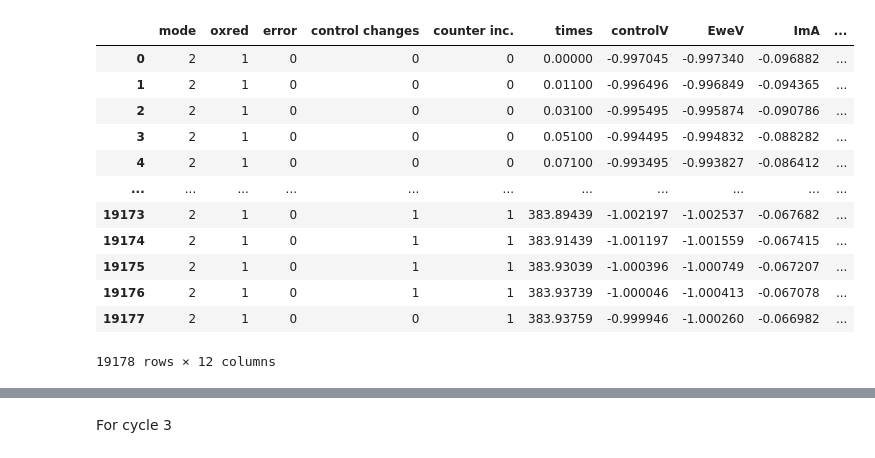
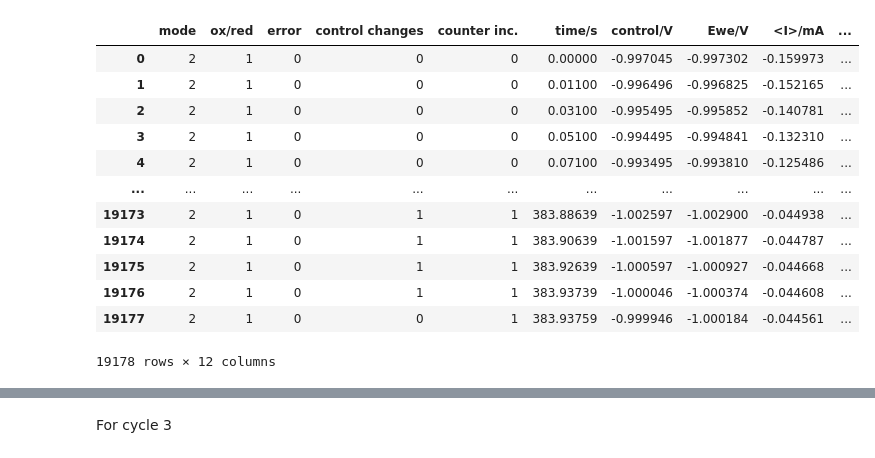
Before and after one commit to MaryLouNadeau/Zochas, a Jupyter notebook: Finding_Zn_Parameters.ipynb, the cells around one changed output, grey strips where cells are left out. Drawn from its saved outputs; the diff is of its cells as text; code cells hidden in the pictures.

```diff
--- a/Finding_Zn_Parameters.ipynb
+++ b/Finding_Zn_Parameters.ipynb
@@ -12,20 +12,20 @@ data_2500 = './Zn_data/03112020_MnO2_RDE_50mVs_2500rpm_ExtendedBounds_120mL_coun
 rpm400 = pd.read_csv(data_400,sep='\t',header=(56),usecols=range(12))
 rpm2500 = pd.read_csv(data_2500,sep='\t',header=(54),usecols=range(12))
 # %%
-data = rpm2500
+data = rpm400
 data
 # %% [output]
-|  | mode | oxred | error | control changes | counter inc. | times | controlV | EweV | ImA | ... |
-| 0 | 2 | 1 | 0 | 0 | 0 | 0.00000 | -0.997045 | -0.997340 | -0.096882 | ... |
-| 1 | 2 | 1 | 0 | 0 | 0 | 0.01100 | -0.996496 | -0.996849 | -0.094365 | ... |
-| 2 | 2 | 1 | 0 | 0 | 0 | 0.03100 | -0.995495 | -0.995874 | -0.090786 | ... |
-| 3 | 2 | 1 | 0 | 0 | 0 | 0.05100 | -0.994495 | -0.994832 | -0.088282 | ... |
-| 4 | 2 | 1 | 0 | 0 | 0 | 0.07100 | -0.993495 | -0.993827 | -0.086412 | ... |
+|  | mode | ox/red | error | control changes | counter inc. | time/s | control/V | Ewe/V | <I>/mA | ... |
+| 0 | 2 | 1 | 0 | 0 | 0 | 0.00000 | -0.997045 | -0.997302 | -0.159973 | ... |
+| 1 | 2 | 1 | 0 | 0 | 0 | 0.01100 | -0.996496 | -0.996825 | -0.152165 | ... |
+| 2 | 2 | 1 | 0 | 0 | 0 | 0.03100 | -0.995495 | -0.995852 | -0.140781 | ... |
+| 3 | 2 | 1 | 0 | 0 | 0 | 0.05100 | -0.994495 | -0.994841 | -0.132310 | ... |
+| 4 | 2 | 1 | 0 | 0 | 0 | 0.07100 | -0.993495 | -0.993810 | -0.125486 | ... |
 | ... | ... | ... | ... | ... | ... | ... | ... | ... | ... | ... |
-| 19173 | 2 | 1 | 0 | 1 | 1 | 383.89439 | -1.002197 | -1.002537 | -0.067682 | ... |
-| 19174 | 2 | 1 | 0 | 1 | 1 | 383.91439 | -1.001197 | -1.001559 | -0.067415 | ... |
-| 19175 | 2 | 1 | 0 | 1 | 1 | 383.93039 | -1.000396 | -1.000749 | -0.067207 | ... |
-| 19176 | 2 | 1 | 0 | 1 | 1 | 383.93739 | -1.000046 | -1.000413 | -0.067078 | ... |
-| 19177 | 2 | 1 | 0 | 0 | 1 | 383.93759 | -0.999946 | -1.000260 | -0.066982 | ... |
+| 19173 | 2 | 1 | 0 | 1 | 1 | 383.88639 | -1.002597 | -1.002900 | -0.044938 | ... |
+| 19174 | 2 | 1 | 0 | 1 | 1 | 383.90639 | -1.001597 | -1.001877 | -0.044787 | ... |
+| 19175 | 2 | 1 | 0 | 1 | 1 | 383.92639 | -1.000597 | -1.000927 | -0.044668 | ... |
+| 19176 | 2 | 1 | 0 | 1 | 1 | 383.93739 | -1.000046 | -1.000374 | -0.044608 | ... |
+| 19177 | 2 | 1 | 0 | 0 | 1 | 383.93759 | -0.999946 | -1.000184 | -0.044561 | ... |
 19178 rows × 12 columns
 # %%
```
Also changed, not shown: parts of 16 cells of this notebook.
